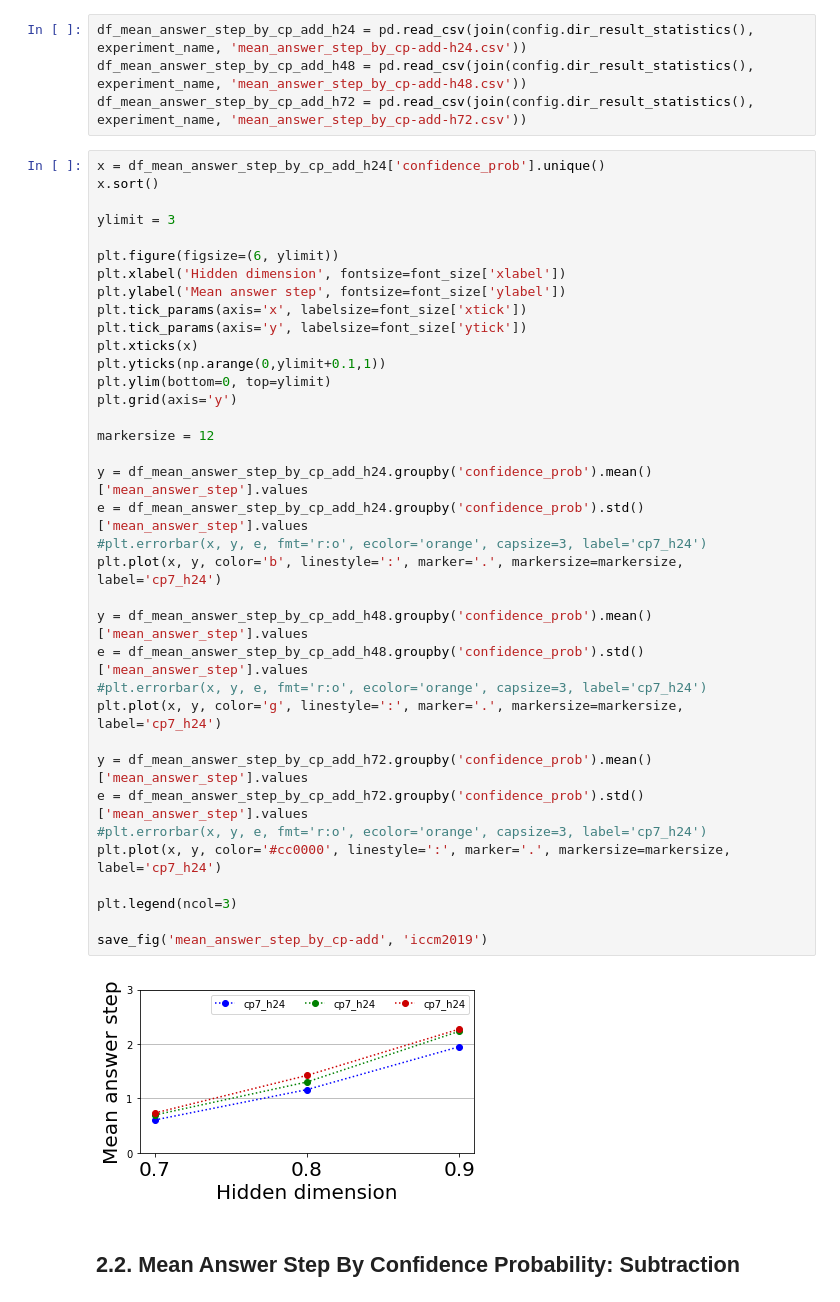
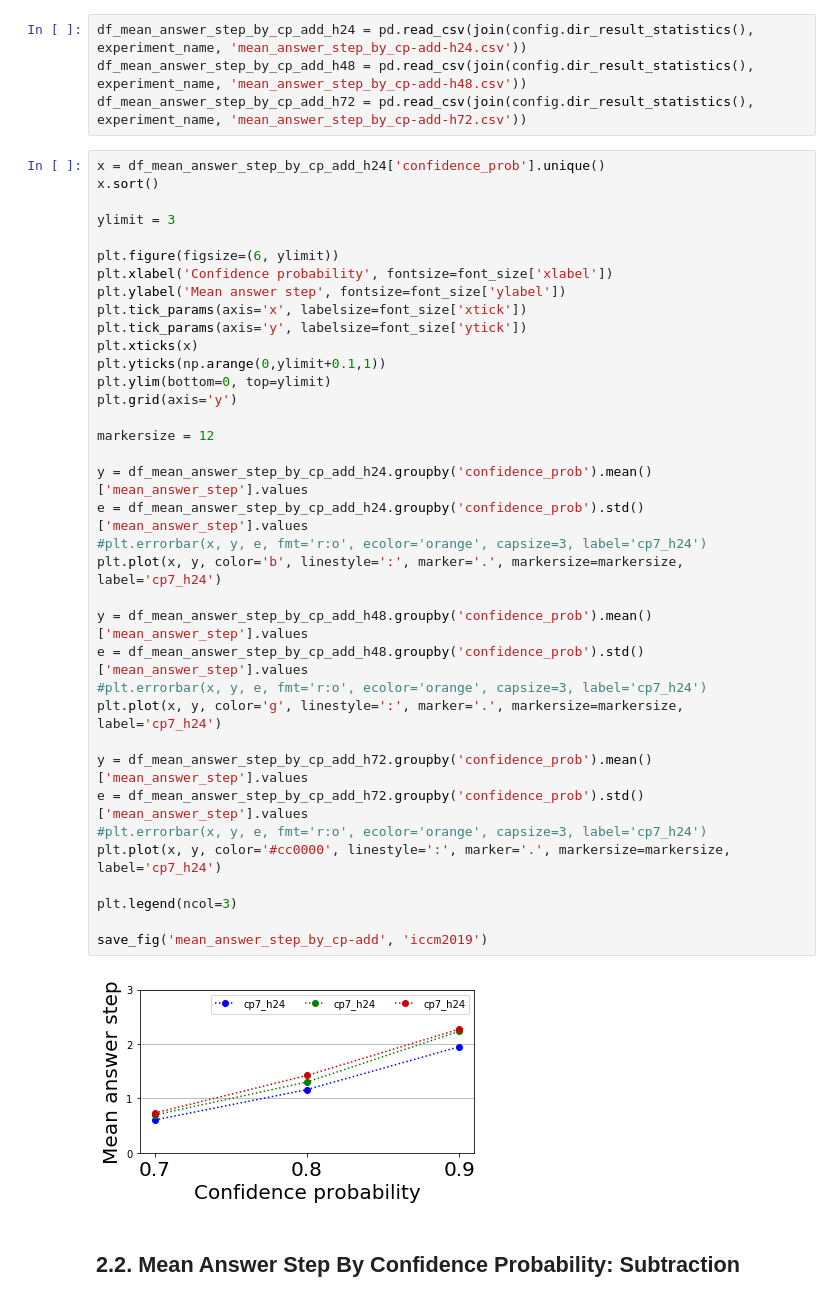
Before and after one commit to sungjae-cho/arithmetic-neural-nets, a Jupyter notebook: 02-1_plot_run_info_stat_iccm2019.ipynb, the cells around one changed output. Cells and saved outputs as stored; diff of their text form.

Commit message:
Update iccm2019 plot images.

```diff
--- a/02-1_plot_run_info_stat_iccm2019.ipynb
+++ b/02-1_plot_run_info_stat_iccm2019.ipynb
@@ -190,37 +190,37 @@ x.sort()
 ylimit = 3
 
 plt.figure(figsize=(6, ylimit))
-plt.xlabel('Hidden dimension', fontsize=font_size['xlabel'])
+plt.xlabel('Confidence probability', fontsize=font_size['xlabel'])
 plt.ylabel('Mean answer step', fontsize=font_size['ylabel'])
 plt.tick_params(axis='x', labelsize=font_size['xtick'])
 plt.tick_params(axis='y', labelsize=font_size['ytick'])
 plt.xticks(x)
 plt.yticks(np.arange(0,ylimit+0.1,1))
 plt.ylim(bottom=0, top=ylimit)
 plt.grid(axis='y')
 
 markersize = 12
 
 y = df_mean_answer_step_by_cp_add_h24.groupby('confidence_prob').mean()['mean_answer_step'].values
 e = df_mean_answer_step_by_cp_add_h24.groupby('confidence_prob').std()['mean_answer_step'].values
 #plt.errorbar(x, y, e, fmt='r:o', ecolor='orange', capsize=3, label='cp7_h24')
 plt.plot(x, y, color='b', linestyle=':', marker='.', markersize=markersize, label='cp7_h24')
 
 y = df_mean_answer_step_by_cp_add_h48.groupby('confidence_prob').mean()['mean_answer_step'].values
 e = df_mean_answer_step_by_cp_add_h48.groupby('confidence_prob').std()['mean_answer_step'].values
 #plt.errorbar(x, y, e, fmt='r:o', ecolor='orange', capsize=3, label='cp7_h24')
 plt.plot(x, y, color='g', linestyle=':', marker='.', markersize=markersize, label='cp7_h24')
 
 y = df_mean_answer_step_by_cp_add_h72.groupby('confidence_prob').mean()['mean_answer_step'].values
 e = df_mean_answer_step_by_cp_add_h72.groupby('confidence_prob').std()['mean_answer_step'].values
 #plt.errorbar(x, y, e, fmt='r:o', ecolor='orange', capsize=3, label='cp7_h24')
 plt.plot(x, y, color='#cc0000', linestyle=':', marker='.', markersize=markersize, label='cp7_h24')
 
 plt.legend(ncol=3)
 
 save_fig('mean_answer_step_by_cp-add', 'iccm2019')
 # %% [output]
-[figure, old version]
+[figure, new version]
 # %% [markdown]
 ## 2.2. Mean Answer Step By Confidence Probability: Subtraction
 # %%
```
Also changed, not shown: parts of 2 cells of this notebook, 6 other files.
